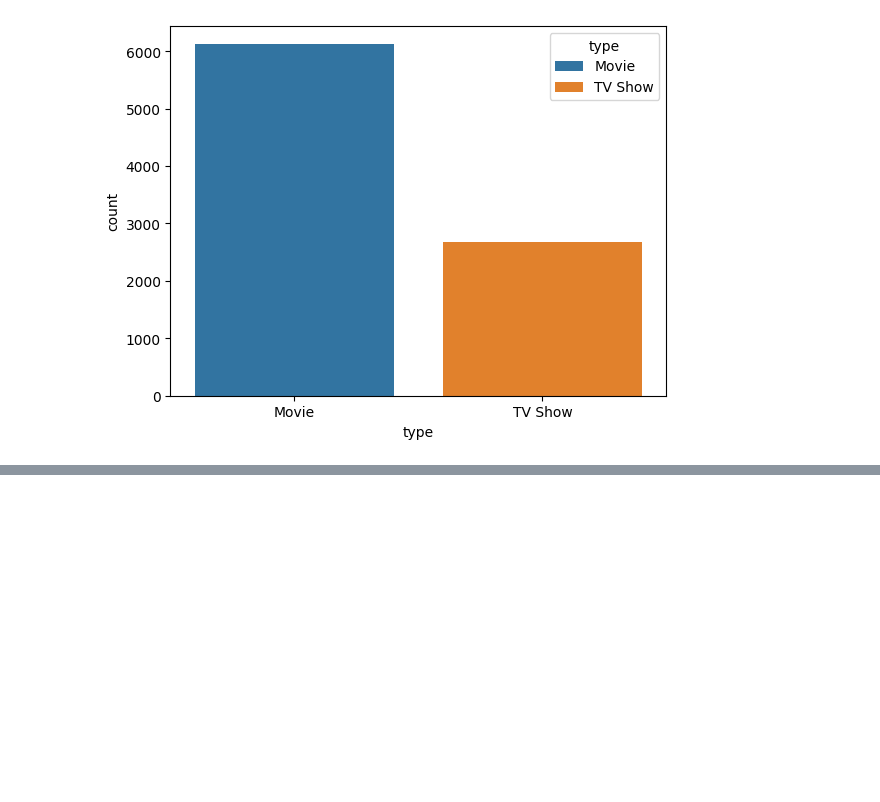
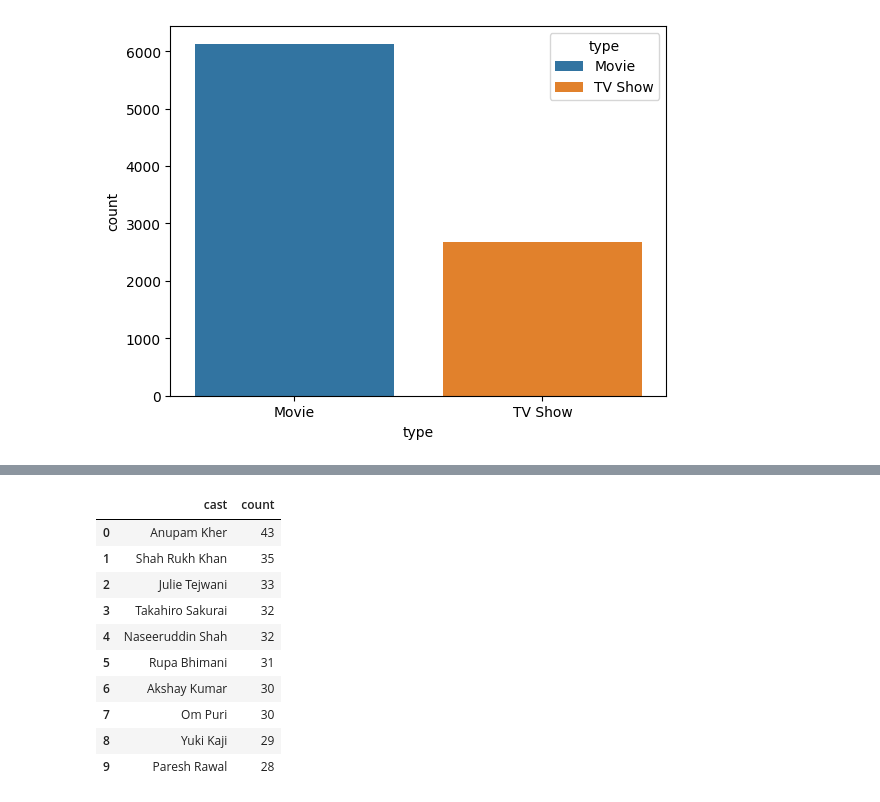
Before and after one commit to sanskardev/Netflix-EDA, a Jupyter notebook: netflix_eda.ipynb, the cells around one changed output, grey strips where cells are left out. Cells and saved outputs as stored; diff of their text form; code cells hidden in the pictures; blank space fills up the shorter version.

```diff
--- a/netflix_eda.ipynb
+++ b/netflix_eda.ipynb
@@ -190,0 +230,17 @@ plt.show()
+# %%
+#top 10 cast (actors)
+actor_filter= netflix_df[~netflix_df['cast'].str.contains('No Data')]
+Top10_actors= actor_filter['cast'].str.split(',').explode().str.strip().value_counts().reset_index().head(10)
+Top10_actors
+# %% [output]
+|  | cast | count |
+| 0 | Anupam Kher | 43 |
+| 1 | Shah Rukh Khan | 35 |
+| 2 | Julie Tejwani | 33 |
+| 3 | Takahiro Sakurai | 32 |
+| 4 | Naseeruddin Shah | 32 |
+| 5 | Rupa Bhimani | 31 |
+| 6 | Akshay Kumar | 30 |
+| 7 | Om Puri | 30 |
+| 8 | Yuki Kaji | 29 |
+| 9 | Paresh Rawal | 28 |
```
Also changed, not shown: parts of 8 cells of this notebook.
